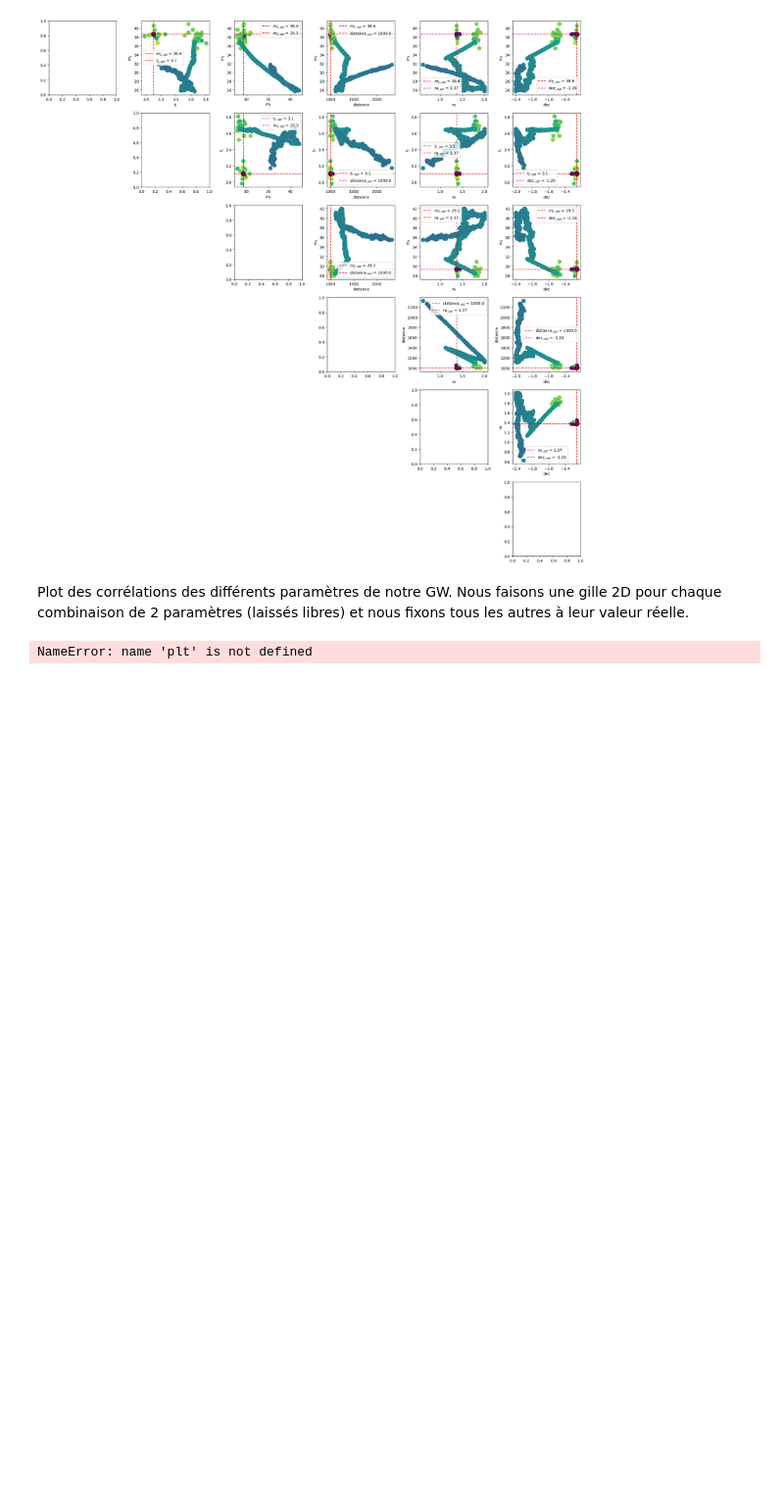
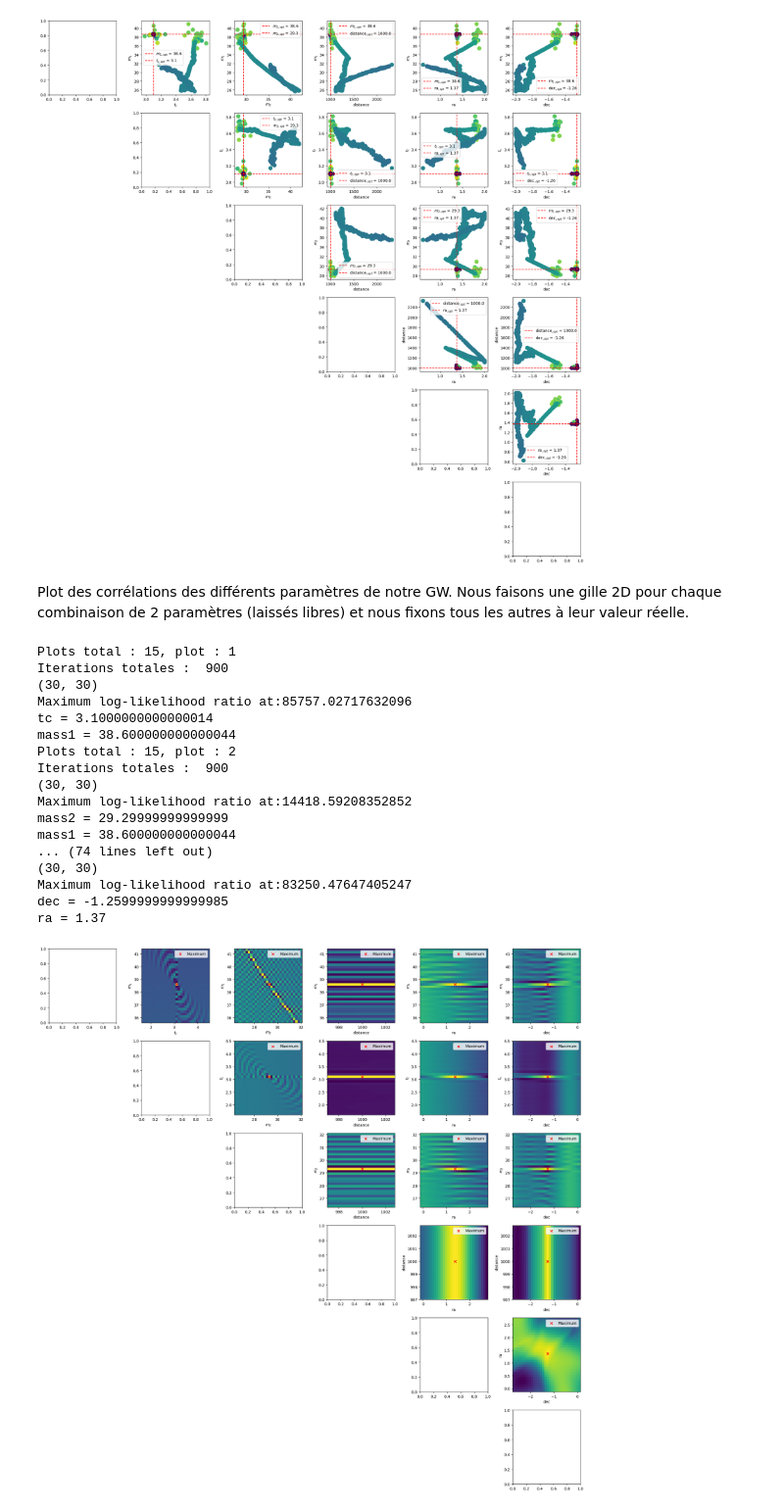
Before and after one commit to Glorieux-Victor/Internship_Victor_CBC_ET, a Jupyter notebook: likelihood_gaussian_pycbc_adrian.ipynb, the cells around one changed output. Shown at 98% size. Saved outputs shown, nothing was run; the diff lists cells and outputs as text; code cells hidden in the pictures; blank space fills up the shorter version.

Commit message:
nouvelle correlations (distance, inclinaison) et comparaison signaux paramètres optimisation et réels

```diff
--- a/likelihood_gaussian_pycbc_adrian.ipynb
+++ b/likelihood_gaussian_pycbc_adrian.ipynb
@@ -352,21 +359,24 @@ Plot des corrélations des différents paramètres de notre GW. Nous faisons une
 # %%
 fig_3, axs = plt.subplots(nrows=6,ncols=6,figsize=(20,20))
 
-def plot_grid_correlation(data_x,data_y,axs_list,label_x,label_y,param_min,param_max):
+
+def plot_grid_correlation(id,data_x,data_y,axs_list,label_x,label_y,param_min,param_max):
 
     model.update(tc=cbc_params['tc'], mass1 = cbc_params['mass1'], mass2 = cbc_params['mass2'],
                 distance = cbc_params['distance'], ra = cbc_params['ra'], dec = cbc_params['dec'])
 
-    index_x = params_dataFrame_glob.columns.get_loc(data_x) - 1
-    index_y = params_dataFrame_glob.columns.get_loc(data_y) - 1
+    index_x = params_dataFrame.columns.get_loc(data_x) - 1
+    index_y = params_dataFrame.columns.get_loc(data_y) - 1
 
     x_grid = np.arange(param_min[index_x],param_max[index_x],echantill[index_x])
     y_grid = np.arange(param_min[index_y],param_max[index_y],echantill[index_y])
+
 
     print("Iterations totales : ",len(x_grid)*len(y_grid))
     k=0
 
     ll_ratio_grid = np.zeros((len(x_grid), len(y_grid)))
+    print(ll_ratio_grid.shape)
 
     for i, x_ in enumerate(x_grid):
         for j, y_ in enumerate(y_grid):
@@ -384,8 +394,8 @@ def plot_grid_correlation(data_x,data_y,axs_list,label_x,label_y,param_min,param
     y_max = y_grid[max_index[1]]
 
     print("Maximum log-likelihood ratio at:")
-    print(data_x + ' = ' + str(x_max))
-    print(data_y + " = " + str(y_max))
+    print(data_x + ' = ' + str(round(x_max,2)))
+    print(data_y + " = " + str(round(y_max,2)))
 
     axs_list.imshow(ll_ratio_grid.T,  # Transpose to align axes correctly
             origin='lower',   # Make sure lower m1/m2 is at bottom-left
@@ -396,40 +406,57 @@ def plot_grid_correlation(data_x,data_y,axs_list,label_x,label_y,param_min,param
     axs_list.legend()
     axs_list.set_xlabel(label_x)
     axs_list.set_ylabel(label_y)
-    axs_list.axhline(x_max,linestyle = 'dashed',color='r') #, label=label_y + r'$_{,opt}$ = ' + str(round(float(data_tail[data_y]),2)))
-    axs_list.axvline(y_max,linestyle = 'dashed',color='r') #, label=label_x + r'$_{,opt}$ = ' + str(round(float(data_tail[data_x]),2)))
+    #axs_list.axhline(x_max,y_grid[0],y_grid[-1],linestyle = 'dashed',color='r') #, label=label_y + r'$_{,opt}$ = ' + str(round(float(data_tail[data_y]),2)))
+    #axs_list.axvline(y_max,x_grid[0],x_grid[-1],linestyle = 'dashed',color='r') #, label=label_x + r'$_{,opt}$ = ' + str(round(float(data_tail[data_x]),2)))
 
     #axs_list.title('Log-Likelihood Ratio as a Function of Mass 1 and Mass 2')
 
 indexes_params = pd.DataFrame(data={'tc': [0], 'mass1': [1],
                                      'mass2': [2], 'distance': [3], 'ra' : [4], 'dec' : [5]})
 
 axs_list = [axs[0,1], axs[0,2],   axs[0,3],      axs[0,4],   axs[0,5],  axs[1,2],    axs[1,3],      axs[1,4], axs[1,5], axs[2,3],      axs[2,4],   axs[2,5],   axs[3,4],      axs[3,5],      axs[4,5]]
 x_list = [tc_list,    mass2_list, distance_list, ra_list,    dec_list,   mass2_list, distance_list, ra_list,  dec_list, distance_list, ra_list,    dec_list,   ra_list,       dec_list,      dec_list]
 y_list = [mass1_list, mass1_list, mass1_list,    mass1_list, mass1_list, tc_list,    tc_list,       tc_list,  tc_list,  mass2_list,    mass2_list, mass2_list, distance_list, distance_list, ra_list]
 label_x = [r'$t_c$',  r'$m_2$',   r'distance',   r'ra',      r'dec',     r'$m_2$',   r'distance',   r'ra',    r'dec',   r'distance',   r'ra',      r'dec',     r'ra',         r'dec',        r'dec']
 label_y = [r'$m_1$',  r'$m_1$',   r'$m_1$',      r'$m_1$',   r'$m_1$',   r'$t_c$',   r'$t_c$',      r'$t_c$', r'$t_c$', r'$m_2$',      r'$m_2$',   r'$m_2$',   r'distance',   r'distance',   r'ra']
 data_x = ['tc',       'mass2',    'distance',    'ra',       'dec',      'mass2',    'distance',    'ra',     'dec',    'distance',    'ra',       'dec',      'ra',          'dec',         'dec']
 data_y = ['mass1',    'mass1',    'mass1',       'mass1',    'mass1',    'tc',       'tc',          'tc',     'tc',     'mass2',       'mass2',     'mass2',    'distance',    'distance',    'ra']
 param_min = [cbc_params['tc']-1.5,cbc_params['mass1']-3,cbc_params['mass2']-3,cbc_params['distance']-3,cbc_params['ra']-1.5,cbc_params['dec']-1.5]
 param_max = [cbc_params['tc']+1.5,cbc_params['mass1']+3,cbc_params['mass2']+3,cbc_params['distance']+3,cbc_params['ra']+1.5,cbc_params['dec']+1.5]
 echantill = [0.1               ,0.2                   ,0.2                   ,0.2                      ,0.1               ,0.1]
 
 p=0
 #for i in range(len(axs_list)):
-for i in range(2):
+for i in range(len(axs_list)):
     p +=1
     print ("Plots total : {}, plot : {}".format(len(axs_list),p))
-    plot_grid_correlation(data_x[i],data_y[i],axs_list[i],label_x[i],label_y[i],param_min,param_max)
+    plot_grid_correlation(i,data_x[i],data_y[i],axs_list[i],label_x[i],label_y[i],param_min,param_max)
 
 axs_off = [axs[1,0],axs[2,0],axs[3,0],axs[4,0],axs[5,0],axs[2,1],axs[3,1],axs[3,2],axs[4,1],axs[4,2], axs[4,3],
            axs[5,1],axs[5,2], axs[5,3], axs[5,4]]
 
 for i in axs_off:
     i.axis('off')
 fig_3.tight_layout()
 #fig_3.colorbar(label='Log-Likelihood Ratio')
 
-plt.savefig('plot_m1_m2_avec_autres_params')
+plt.savefig('V2_plot_m1_m2_avec_autres_params')
 # %% [output]
-NameError: name 'plt' is not defined
+Plots total : 15, plot : 1
+Iterations totales :  900
+(30, 30)
+Maximum log-likelihood ratio at:85757.02717632096
+tc = 3.1000000000000014
+mass1 = 38.600000000000044
+Plots total : 15, plot : 2
+Iterations totales :  900
+(30, 30)
+Maximum log-likelihood ratio at:14418.59208352852
+mass2 = 29.29999999999999
+mass1 = 38.600000000000044
+... (74 lines left out)
+(30, 30)
+Maximum log-likelihood ratio at:83250.47647405247
+dec = -1.2599999999999985
+ra = 1.37
+[figure, added]
```
Also changed, not shown: parts of 19 cells of this notebook, 3 other files.
